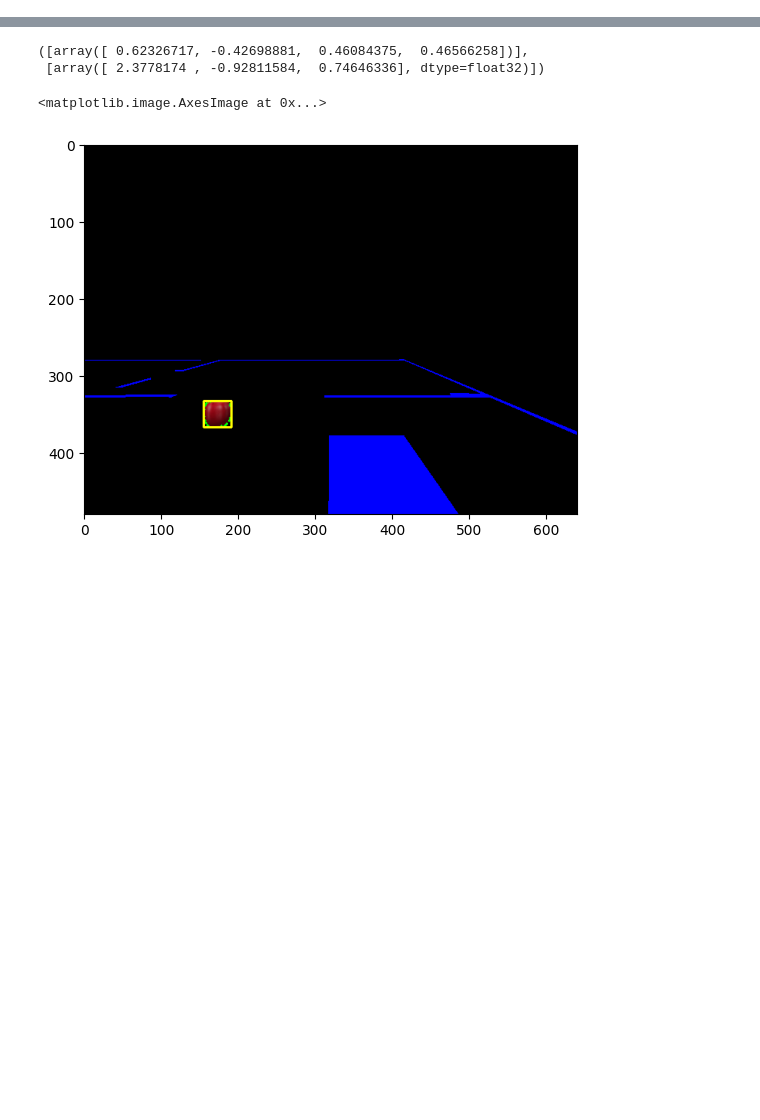
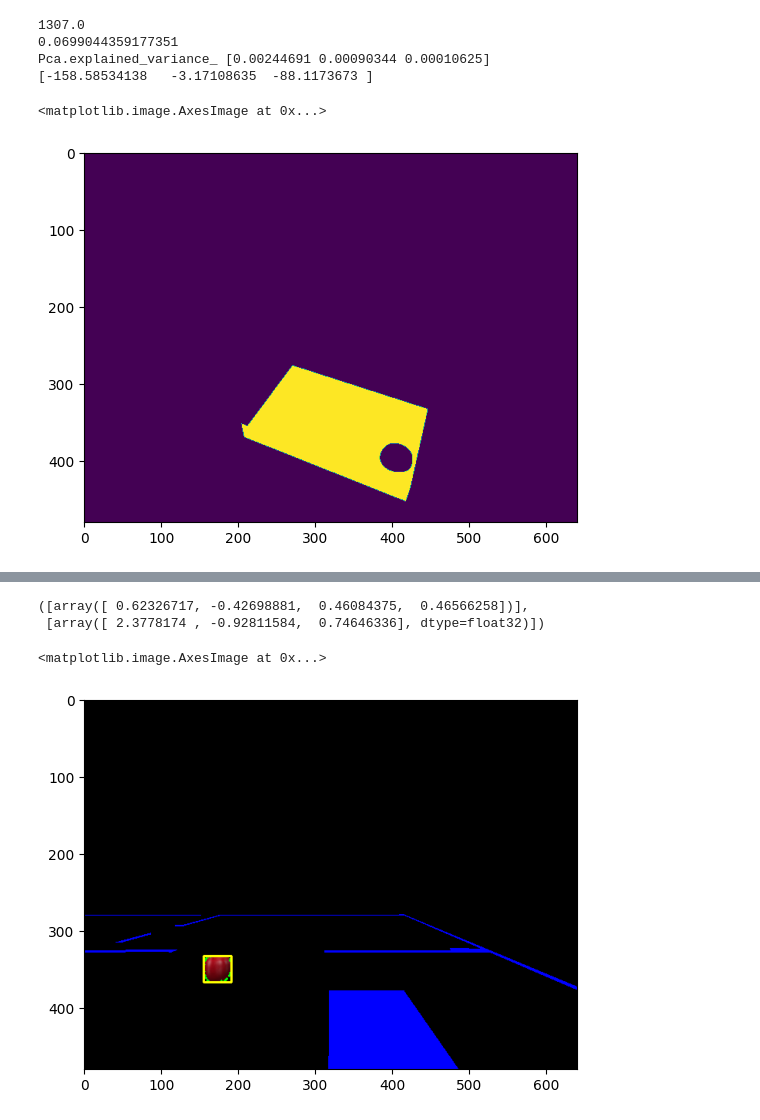
Before and after one commit to takeshi-pumas/catkin_extras, a Jupyter notebook: src/segmentation/scripts/Segmentator Explained by parts.ipynb, the cells around one changed output, grey strips where cells are left out. Cells and saved outputs as stored; diff of their text form; code cells hidden in the pictures; blank space fills up the shorter version.

```diff
--- a/src/segmentation/scripts/Segmentator Explained by parts.ipynb
+++ b/src/segmentation/scripts/Segmentator Explained by parts.ipynb
@@ -77,3 +47,60 @@ plt.imshow(img_z)
 # %%
 lower=100
 higher=10000
+# %%
+### MODIFICATION FOR STORING GRECIES, FINDING PLACING PLANE
+orig_image= rgb_image.copy()
+mask= np.zeros(corrected['z'].shape)#mask
+low_plane = (corrected['z'] > 0.065) #plane height
+high_plane = (corrected['z'] < 0.12)#plane height + obj height
+high_x = (corrected['x'] > 7.8)
+low_x = (corrected['x'] < 8.25)
+#x coords placing plane limit
+z_lims=np.logical_and(low_plane, high_plane)
+x_lims=np.logical_and(low_x, high_x)
+result_indices = np.where(np.logical_and(z_lims, x_lims))
+
+mask[result_indices]=200
+_, binary_image = cv2.threshold(mask, 20, 255, cv2.THRESH_BINARY)
+
+###############FOR DEBUG IMAGE
+cv2_image = cv2.cvtColor(binary_image.astype(np.uint8), cv2.COLOR_GRAY2BGR)
+img=cv2.bitwise_and(orig_image, cv2_image)
+image_with_contours = img.copy()
+#######################################
+
+contours, hierarchy = cv2.findContours(binary_image.astype(np.uint8) ,cv2.RETR_TREE,cv2.CHAIN_APPROX_SIMPLE)
+cents=[]
+quats_pca=[]
+for contour in contours:
+    # Draw contours on the image
+    area = cv2.contourArea(contour)
+    if area > lower and area < higher :  #### AREA IN PIXELS ( USEFUL TO AVOID WALLS OR OTHER BIG CLUSTRS)
+        print(area)
+        boundRect = cv2.boundingRect(contour)
+        mask = np.zeros_like(binary_image)
+        mask=cv2.rectangle(mask,(boundRect[0], boundRect[1]),(boundRect[0]+boundRect[2], boundRect[1]+boundRect[3]), (255,255,255), -1)
+        individual_mask=(mask*binary_image).astype(np.uint8)
+        cent=np.asarray(   ((  np.nanmean(corrected['x'][np.where(individual_mask==1)]) ,np.nanmean(corrected['y'][np.where(individual_mask==1)]),np.nanmean(corrected['z'][np.where(individual_mask==1)])       ))      )
+        cents.append(cent)
+        ################################PCA
+        points_c=np.asarray((corrected['x'][np.where(individual_mask==1)],corrected['y'][np.where(individual_mask==1)],corrected['z'][np.where(individual_mask==1)]))
+        E_R=points_to_PCA(points_c.transpose())
+        e_ER=tf.transformations.euler_from_matrix(E_R)
+        quat= tf. transformations.quaternion_from_euler(e_ER[0],e_ER[1],e_ER[2])
+        quats_pca.append(quat)
+        print(np.rad2deg(tf.transformations.euler_from_matrix(E_R)))
+        #######FOR DEBUG IMAGE
+        cv2.drawContours(image_with_contours, contour, -1, (0, 255, 0), 2)  # -1 draws all contours
+        rgb_image=cv2.rectangle(image_with_contours,(boundRect[0], boundRect[1]),(boundRect[0]+boundRect[2], boundRect[1]+boundRect[3]), (255,255,0), 2)
+
+
+#plt.imshow(img)
+plt.imshow (binary_image)
+# %% [output]
+1307.0
+0.0699044359177351
+Pca.explained_variance_ [0.00244691 0.00090344 0.00010625]
+[-158.58534138   -3.17108635  -88.1173673 ]
+<matplotlib.image.AxesImage at 0x...>
+[figure, added]
```
Also changed, not shown: parts of 8 cells of this notebook, 4 other files.
